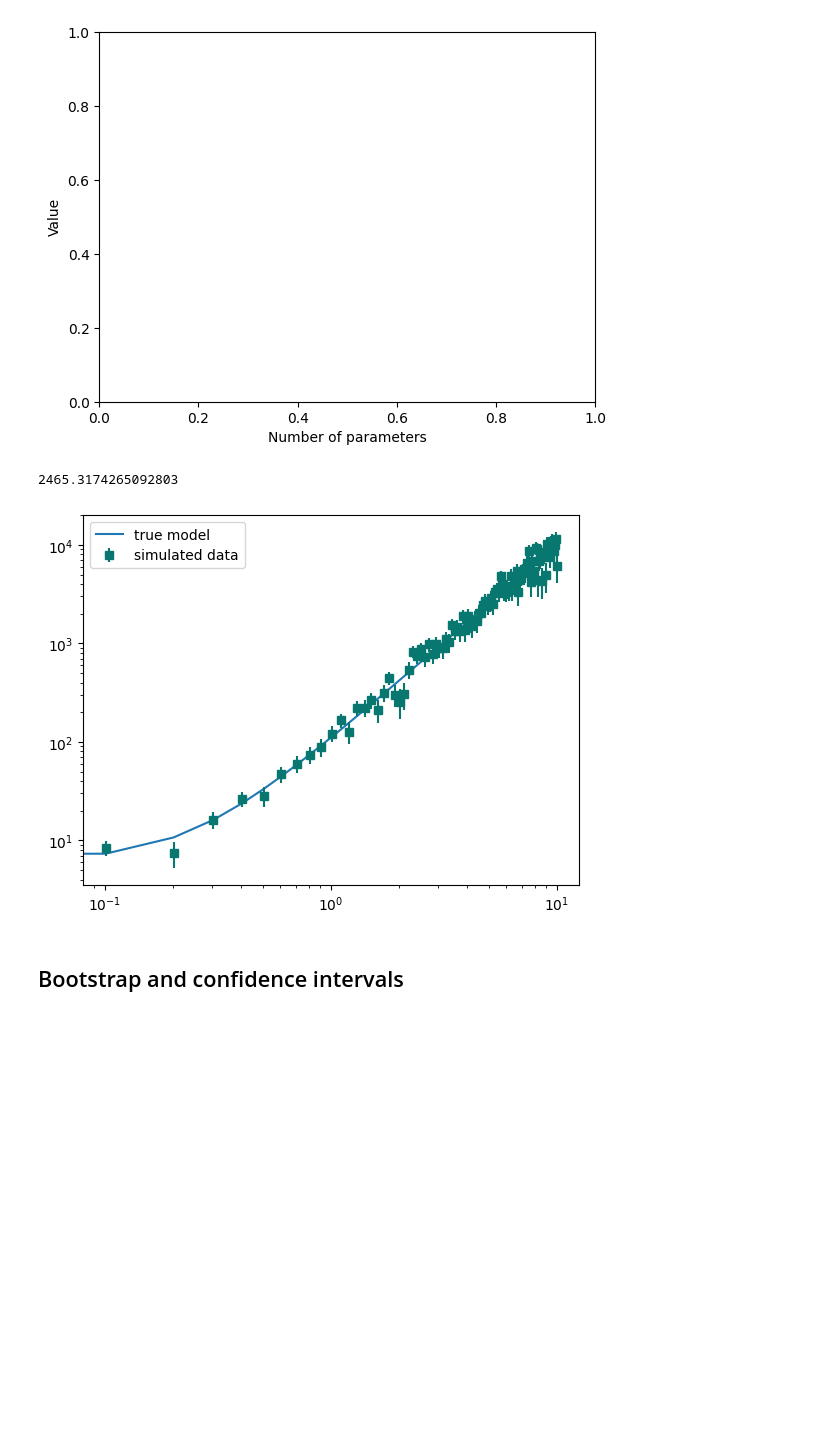
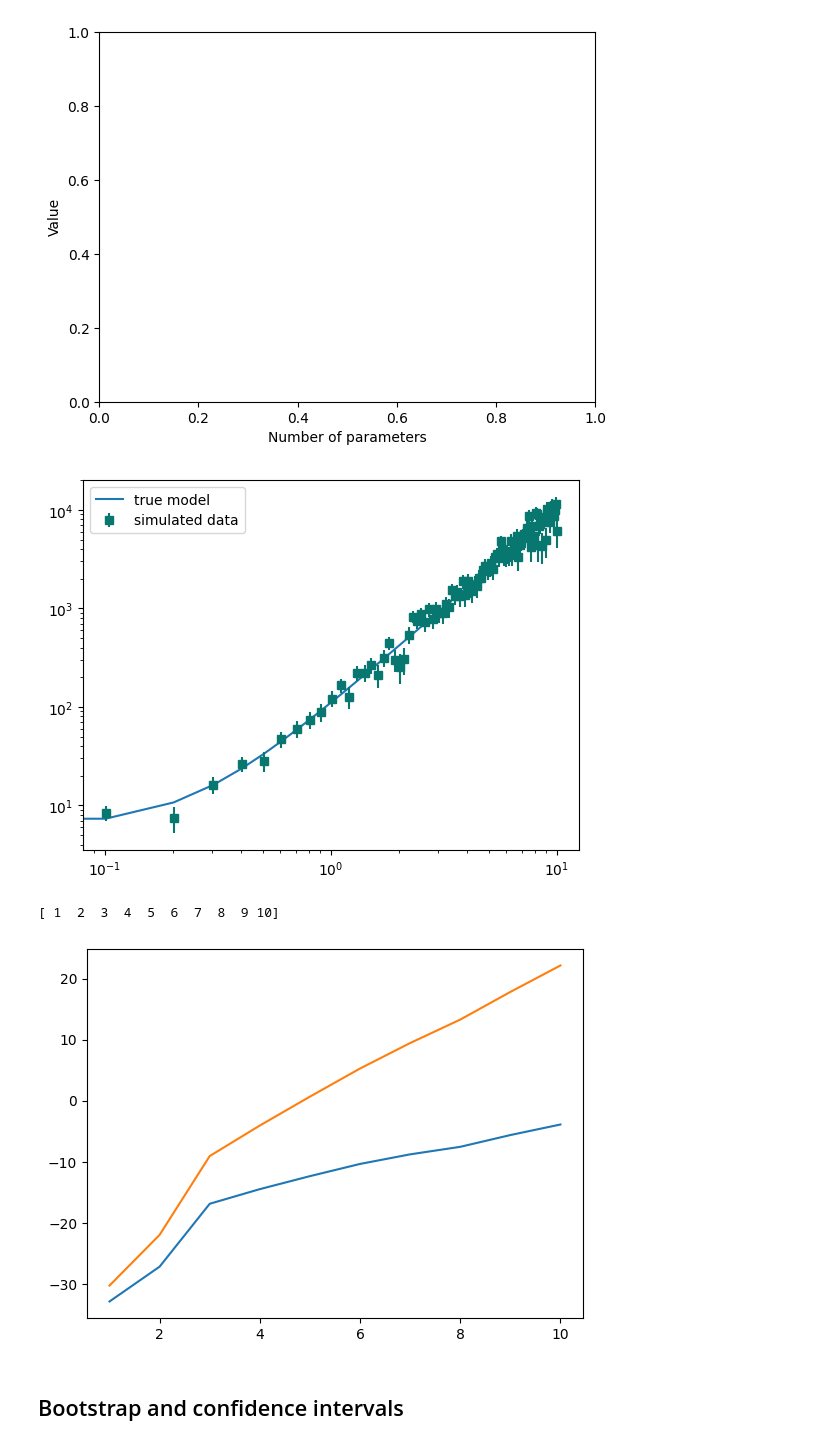
Before and after one commit to t-kist/Bayesian-Statistics-for-Astrophysics-2024, a Jupyter notebook: bayes24/lecture_notes/group2/Chapter 2.ipynb, the cells around one changed output. Cells and saved outputs as stored; diff of their text form; code cells hidden in the pictures; blank space fills up the shorter version.

```diff
--- a/bayes24/lecture_notes/group2/Chapter 2.ipynb
+++ b/bayes24/lecture_notes/group2/Chapter 2.ipynb
@@ -190,11 +190,47 @@ from inspect import signature
 sig = signature(model)
 n_params = len(sig.parameters) - 1
 
+def poly_model(x, *p):
+	'''
+	polynomial of degree len(p)
+	'''
+	return  np.polyval(p, x)
+
+def chisquared(model, y, y_err):
+    chi = np.sum(((model-y)**2)/y_err)
+    return chi
+
 #Hoeveelheid parameters gevonden. Nu voor AIC BIC berekenen. Daarna algemeniseren voor verschillende functies as modellen.
 #Misschien iets van een functie waarmee je automatisch hogere ordes polynomen kan genereren.\n
 # %% [output]
-2465.3174265092803
 [figure]
+# %%
+max_params = 10
+params = np.arange(1, max_params+1, 1)
+print(params)
+yy, y_err = data_example[0], data_example[1]
+model=poly_model
+
+chi = []
+aic = []
+bic = []
+
+for i in params:
+    p0 = np.zeros(i)
+    popt, pcov = curve_fit(poly_model, xx, yy, p0=p0, absolute_sigma = False)
+    chi_sq = chisquared(model(xx, *popt), yy, y_err)
+    chi.append(chi_sq)
+
+    aic.append(AIC(chi_sq, len(popt)))
+    bic.append(BIC(chi_sq, len(popt), npoints))
+
+plt.figure()
+plt.plot(params, aic)
+plt.plot(params, bic)
+plt.show()
+# %% [output]
+[ 1  2  3  4  5  6  7  8  9 10]
+[figure, added]
 # %% [markdown]
 ## Bootstrap and confidence intervals
 # %% [markdown]
```
Also changed, not shown: parts of 3 cells of this notebook.
